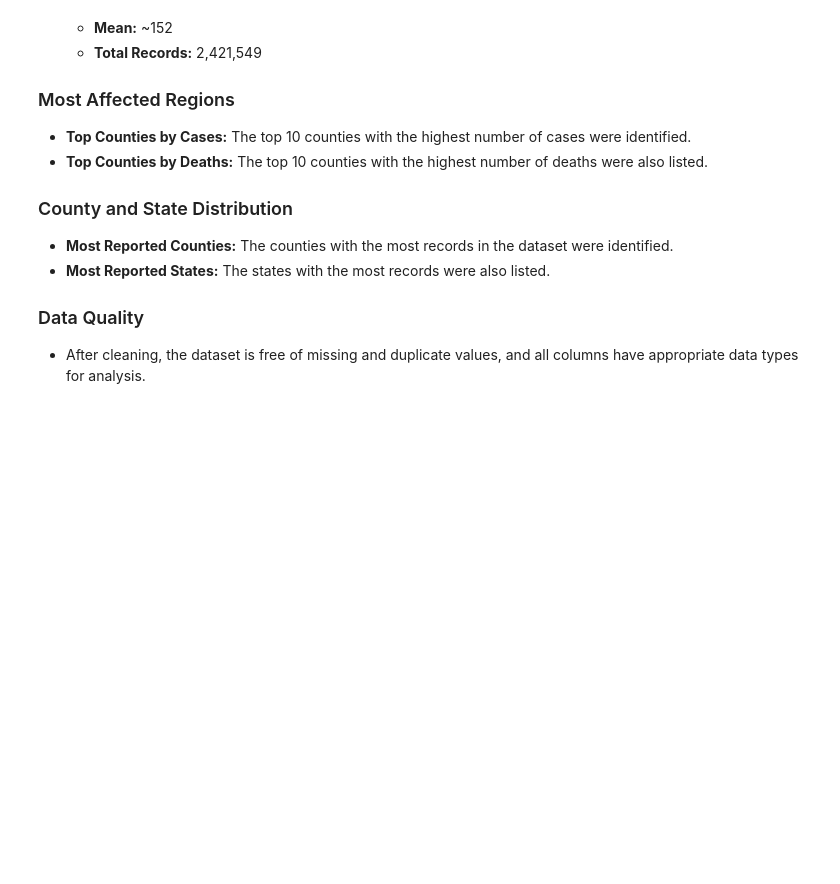
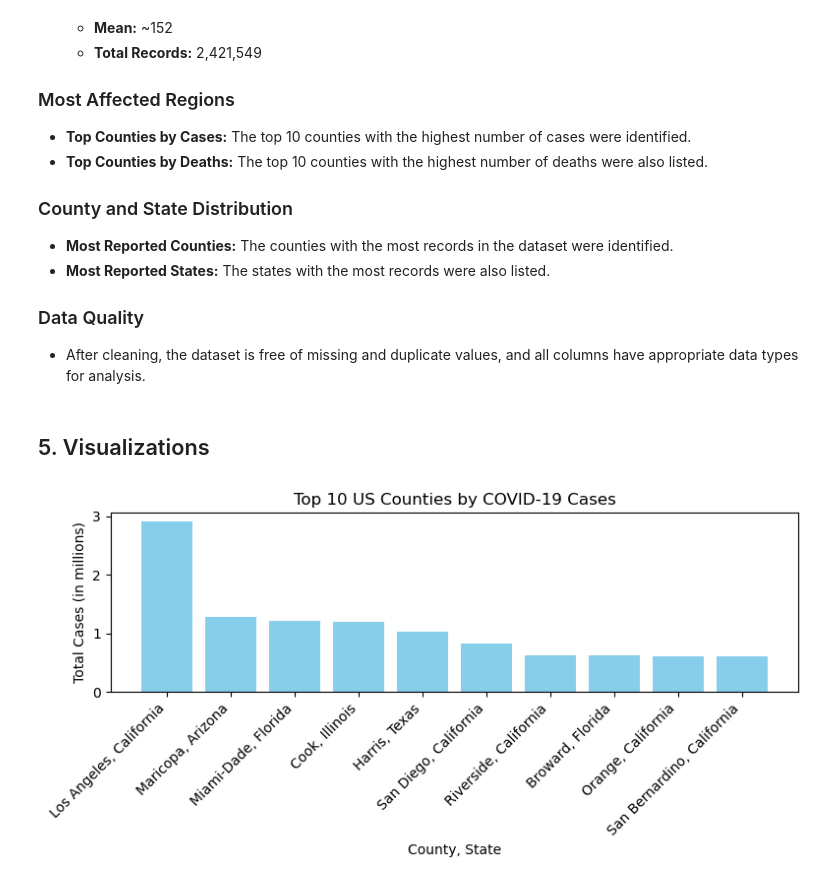
Before and after one commit to Siddhant-Dixit22/covid19_eda, a Jupyter notebook: covid19_eda.ipynb, the cells around one changed output. Cells and saved outputs as stored; diff of their text form; code cells hidden in the pictures; blank space fills up the shorter version.

Commit message:
Finished visualization and summary of project.

```diff
--- a/covid19_eda.ipynb
+++ b/covid19_eda.ipynb
@@ -260,3 +263,18 @@ Based on the analysis and outputs from the previous cells, here is a summary of
 
 ### Data Quality
 - After cleaning, the dataset is free of missing and duplicate values, and all columns have appropriate data types for analysis.
+# %% [markdown]
+## 5. Visualizations
+# %%
+top_counties['label'] = top_counties['county'] + ', ' + top_counties['state']
+
+plt.figure(figsize=(8, 4))
+plt.bar(top_counties['label'], top_counties['cases'] / 1e6, color='skyblue')
+plt.xticks(rotation=45, ha='right')
+plt.xlabel('County, State')
+plt.ylabel('Total Cases (in millions)')
+plt.title('Top 10 US Counties by COVID-19 Cases')
+plt.tight_layout()
+plt.show()
+# %% [output]
+[figure, added]
```
Also changed, not shown: parts of 5 cells of this notebook.
